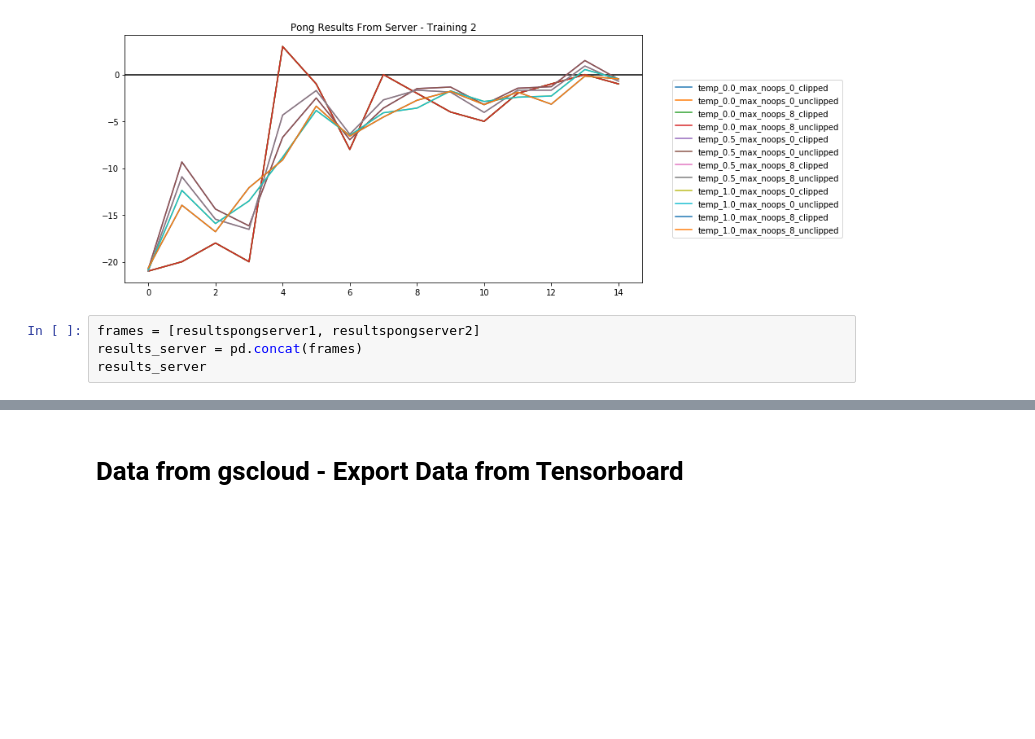
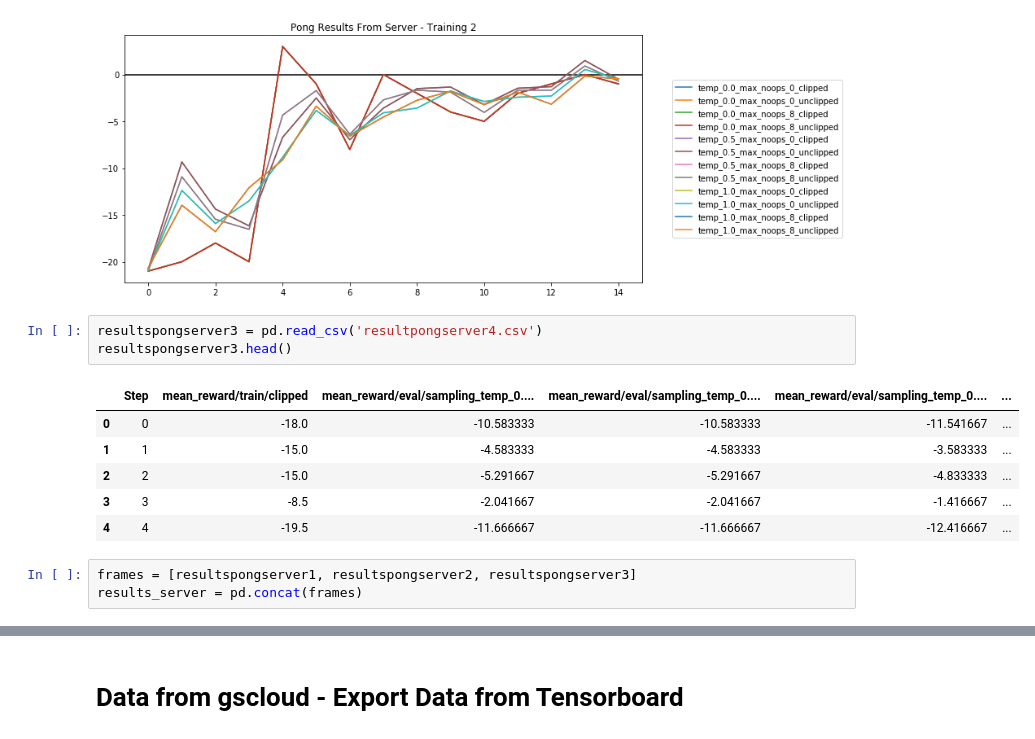
Before and after one commit to dakaun/worldmodel, a Jupyter notebook: tensor2tensor/tensor2tensor/rl/read_experiments/read_experiments.ipynb, the cells around one changed output, grey strips where cells are left out. Drawn from its saved outputs; the diff is of its cells as text; blank space fills up the shorter version.

```diff
--- a/tensor2tensor/tensor2tensor/rl/read_experiments/read_experiments.ipynb
+++ b/tensor2tensor/tensor2tensor/rl/read_experiments/read_experiments.ipynb
@@ -350,8 +351,17 @@ plt.subplots_adjust(top=0.92)
 plt.show()
 # %% [output]
 [figure]
+# %%
+resultspongserver3 = pd.read_csv('resultpongserver4.csv')
+resultspongserver3.head()
+# %% [output]
+|  | Step | mean_reward/train/clipped | mean_reward/eval/sampling_temp_0.... | mean_reward/eval/sampling_temp_0.... | mean_reward/eval/sampling_temp_0.... | ... |
+| 0 | 0 | -18.0 | -10.583333 | -10.583333 | -11.541667 | ... |
+| 1 | 1 | -15.0 | -4.583333 | -4.583333 | -3.583333 | ... |
+| 2 | 2 | -15.0 | -5.291667 | -5.291667 | -4.833333 | ... |
+| 3 | 3 | -8.5 | -2.041667 | -2.041667 | -1.416667 | ... |
+| 4 | 4 | -19.5 | -11.666667 | -11.666667 | -12.416667 | ... |
 # %%
-frames = [resultspongserver1, resultspongserver2]
+frames = [resultspongserver1, resultspongserver2, resultspongserver3]
 results_server = pd.concat(frames)
-results_server
 # %%
```
Also changed, not shown: parts of 4 cells of this notebook.
